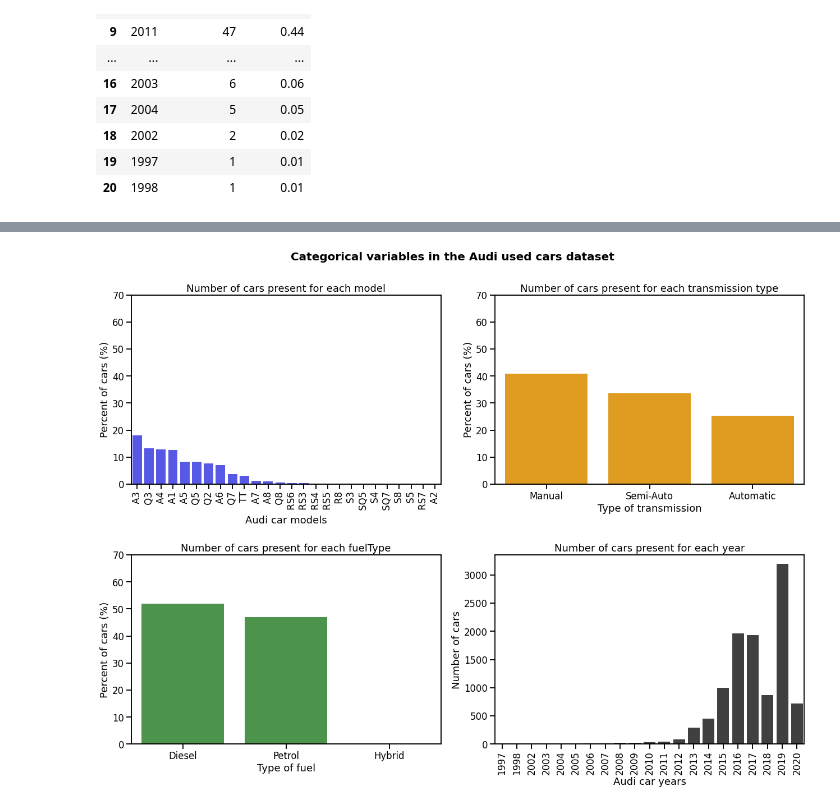
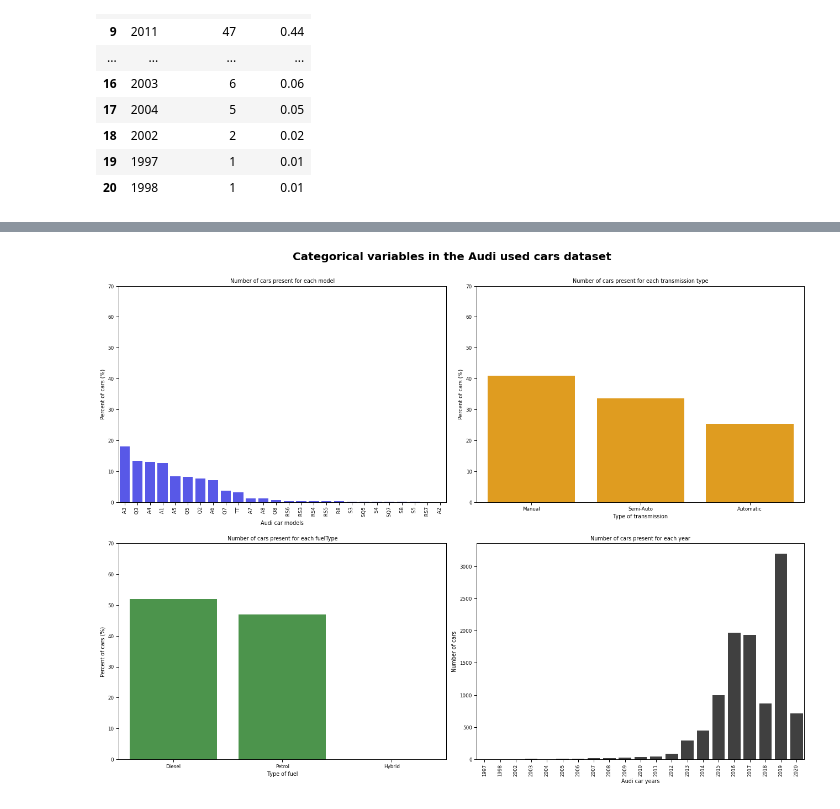
Before and after one commit to NahimaTrisha/Data-visualization-with-Python, a Jupyter notebook: audi_used_car_EDA.ipynb, the cells around one changed output, grey strips where cells are left out. Drawn from its saved outputs; the diff is of its cells as text; code cells hidden in the pictures.

```diff
--- a/audi_used_car_EDA.ipynb
+++ b/audi_used_car_EDA.ipynb
@@ -273,6 +273,4 @@ plt.show()
 # %%
-sns.set_context('talk')
-
 plt.figure(figsize=(18,13))
 
 plt.subplot(2,2,1)
@@ -282,34 +280,34 @@ plt.xlabel("Audi car models")
 plt.ylabel("Percent of cars (%)")
 plt.xticks(rotation=90)
 plt.yticks(np.arange(0,71,10).tolist())
 
 plt.subplot(2,2,2)
 sns.barplot(x='transmission', y='% of cars', data=transmission_count, color='orange')
 plt.title("Number of cars present for each transmission type")
 plt.xlabel("Type of transmission")
 plt.ylabel("Percent of cars (%)")
 plt.yticks(np.arange(0,71,10).tolist())
 
 plt.subplot(2,2,3)
 sns.barplot(x='fuel_type', y='% of cars', data=fuelType_count, color='green', alpha=0.75)
 plt.title("Number of cars present for each fuelType")
 plt.xlabel("Type of fuel")
 plt.ylabel("Percent of cars (%)")
 plt.yticks(np.arange(0,71,10).tolist())
 
 plt.subplot(2,2,4)
 sns.barplot(x='year', y='No_of_cars', data=year_count, color='black', alpha=0.75)
 plt.title("Number of cars present for each year")
 plt.xlabel("Audi car years")
 plt.ylabel("Number of cars")
 plt.xticks(rotation=90)
 
 plt.suptitle("Categorical variables in the Audi used cars dataset", fontsize=20, y=1.04, fontweight=700)
 
 plt.tight_layout(h_pad=1.8)
 plt.show()
 # %% [output]
-[figure, old version]
+[figure, new version]
 # %%
 plt.figure(figsize=(20,15))
 
```
Also changed, not shown: parts of 10 cells of this notebook.
